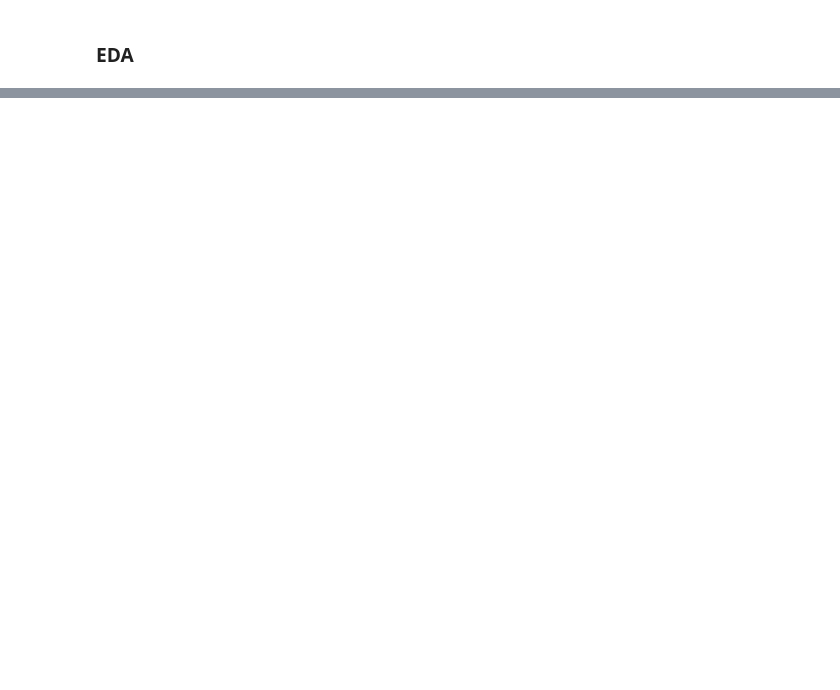
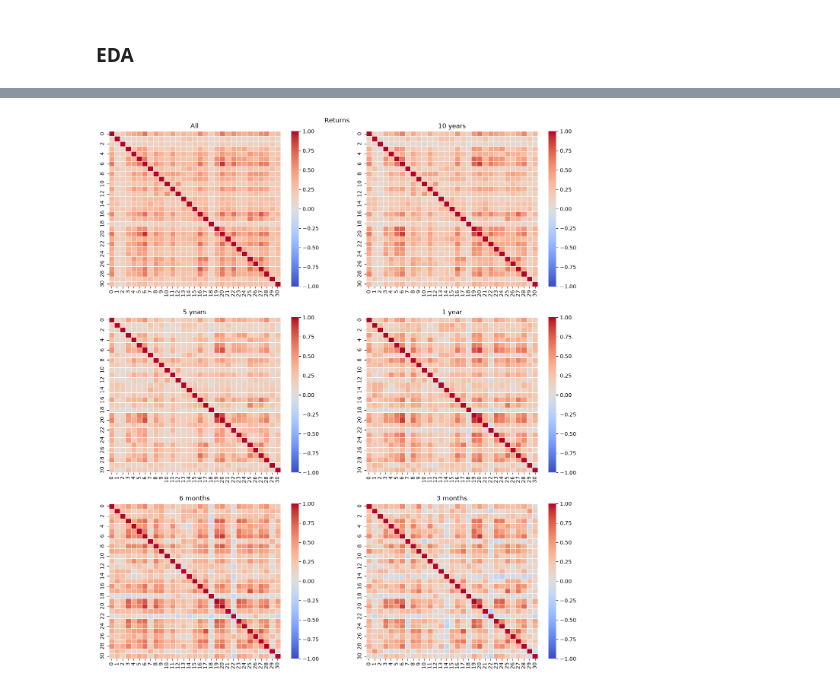
Before and after one commit to jp21bp/DS_Proyectos, a Jupyter notebook: 2_OptimizacionPortafolio/eda.ipynb, the cells around one changed output, grey strips where cells are left out. Saved outputs shown, nothing was run; the diff lists cells and outputs as text; code cells hidden in the pictures; blank space fills up the shorter version.

```diff
--- a/2_OptimizacionPortafolio/eda.ipynb
+++ b/2_OptimizacionPortafolio/eda.ipynb
@@ -124,0 +161,21 @@ dtype: float64
+# %%
+#### Historic Correlation - Returns
+num_cols = 2
+num_rows = 3
+fig, axs = plt.subplots(nrows=num_rows, ncols=num_cols, figsize=(WIDTH * num_cols, HEIGHT * num_rows))
+axs_arr = [axs[0,0], axs[0,1], axs[1,0], axs[1,1], axs[2,0], axs[2,1]]
+for i, period_corr in enumerate(np_returns_hist_corr):
+    sns.heatmap(
+        period_corr,
+        ax = axs_arr[i],
+        annot=False,
+        cmap='coolwarm',
+        linewidths=0.5,
+        vmin=-1, vmax=1
+    )
+    axs_arr[i].set_title(f'{periods[i]}')
+    # axs_arr[i].set_xticklabels(stocks)
+fig.suptitle(f'Returns', y=0.9)
+plt.show()
+# %% [output]
+[figure, added]
```
Also changed, not shown: parts of 9 cells of this notebook, 6 other files.
